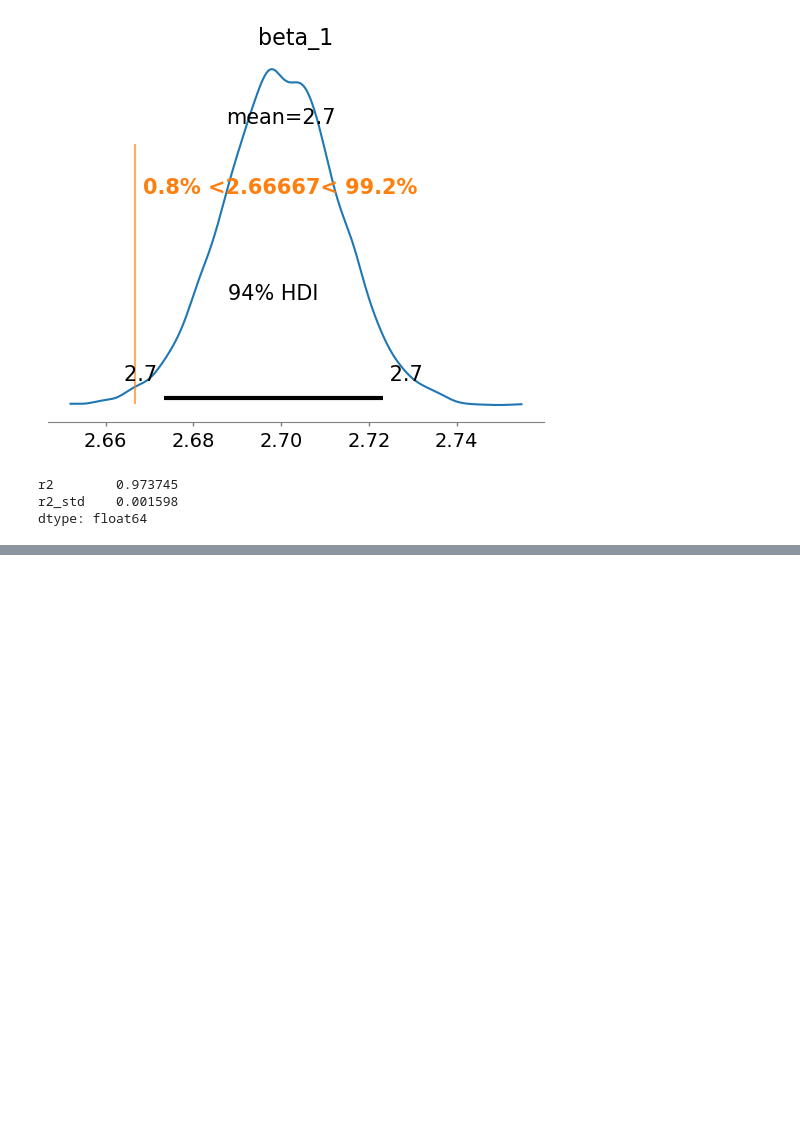
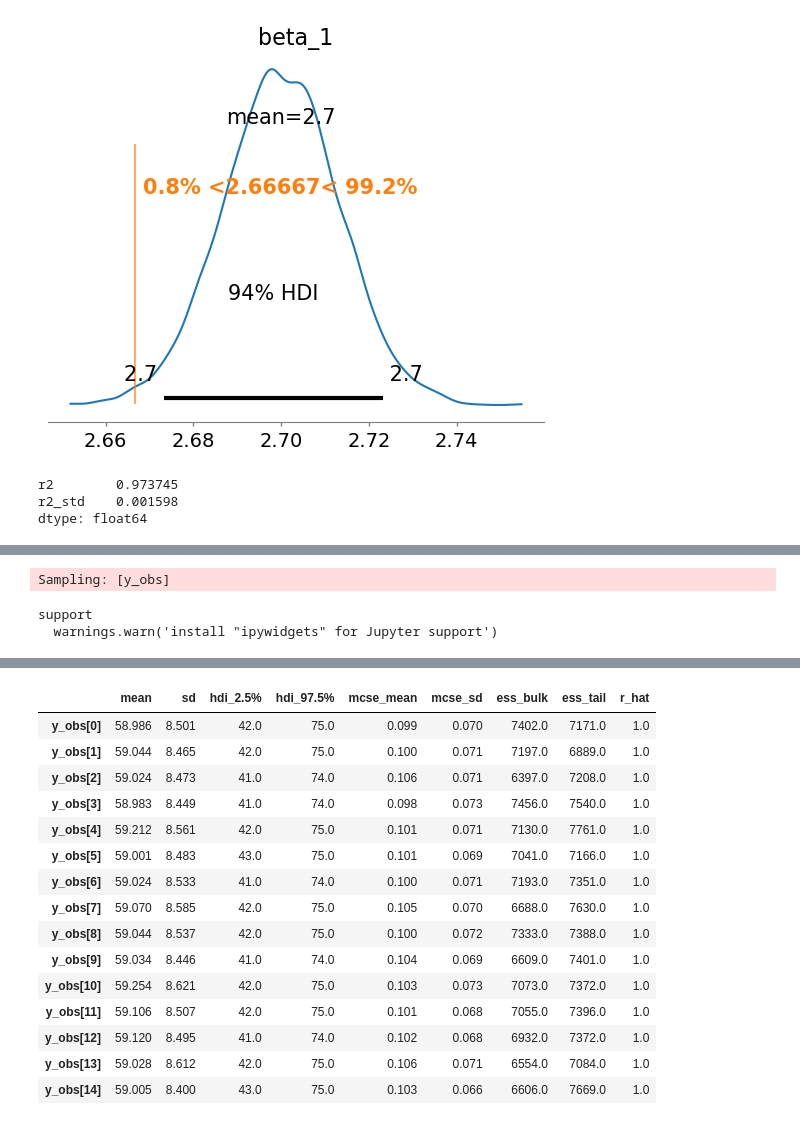
Before and after one commit to nweerasuriya/omscs, a Jupyter notebook: ISYE6420/unit_7/homework_5.ipynb, the cells around one changed output, grey strips where cells are left out. Cells and saved outputs as stored; diff of their text form; code cells hidden in the pictures; blank space fills up the shorter version.

```diff
--- a/ISYE6420/unit_7/homework_5.ipynb
+++ b/ISYE6420/unit_7/homework_5.ipynb
@@ -131,0 +123,3 @@ dtype: float64
+# %%
+nano_data = pd.read_csv("data/nanowire.csv")
+nano_data.head()
@@ -131,0 +133,21 @@ dtype: float64
+# %%
+# Density of wires follows Poission distribution
+upper_bound = 100
+with pm.Model() as m2:
+    x_data = pm.Data("x", nano_data["x"].to_numpy())
+    # Theta parameters
+    theta_1 = pm.Uniform("theta_1", lower=0, upper=upper_bound)
+    theta_2 = pm.Uniform("theta_2", lower=0, upper=1)
+    theta_3 = pm.Uniform("theta_3", lower=0, upper=upper_bound)
+    theta_4 = pm.Uniform("theta_4", lower=0, upper=upper_bound)
+    # Priors
+    std_normal = pm.Normal.dist(mu=0, sigma=1)
+    log_cdf = pm.logcdf(rv=std_normal, value=(-x_data/theta_4))
+    Phi_term = np.exp(log_cdf)
+
+    mu = theta_1*np.exp(-theta_2*x_data**2) + theta_3*(1-np.exp(-theta_2*x_data**2))*Phi_term
+    # Likelihood
+    pm.Poisson("y_obs", mu=mu, observed=nano_data["y"].to_numpy())
+    # Sampling
+    trace2 = pm.sample(2000, random_seed=6420, target_accept=0.95)
+az.summary(trace2, hdi_prob=0.95)
@@ -131,0 +176,13 @@ dtype: float64
+# %%
+# predictive distrubution when density is 2
+x_new = 2
+with m2:
+    pm.set_data({"x": [x_new]})
+    ppc2 = pm.sample_posterior_predictive(trace2, random_seed=6420, predictions=True)
+
+# Get summary of the predictive distribution
+az.summary(ppc2.predictions, hdi_prob=0.95)
+# %% [output]
+Sampling: [y_obs]
+support
+  warnings.warn('install "ipywidgets" for Jupyter support')
@@ -131,0 +190,16 @@ dtype: float64
+|  | mean | sd | hdi_2.5% | hdi_97.5% | mcse_mean | mcse_sd | ess_bulk | ess_tail | r_hat |
+| y_obs[0] | 58.986 | 8.501 | 42.0 | 75.0 | 0.099 | 0.070 | 7402.0 | 7171.0 | 1.0 |
+| y_obs[1] | 59.044 | 8.465 | 42.0 | 75.0 | 0.100 | 0.071 | 7197.0 | 6889.0 | 1.0 |
+| y_obs[2] | 59.024 | 8.473 | 41.0 | 74.0 | 0.106 | 0.071 | 6397.0 | 7208.0 | 1.0 |
+| y_obs[3] | 58.983 | 8.449 | 41.0 | 74.0 | 0.098 | 0.073 | 7456.0 | 7540.0 | 1.0 |
+| y_obs[4] | 59.212 | 8.561 | 42.0 | 75.0 | 0.101 | 0.071 | 7130.0 | 7761.0 | 1.0 |
+| y_obs[5] | 59.001 | 8.483 | 43.0 | 75.0 | 0.101 | 0.069 | 7041.0 | 7166.0 | 1.0 |
+| y_obs[6] | 59.024 | 8.533 | 41.0 | 74.0 | 0.100 | 0.071 | 7193.0 | 7351.0 | 1.0 |
+| y_obs[7] | 59.070 | 8.585 | 42.0 | 75.0 | 0.105 | 0.070 | 6688.0 | 7630.0 | 1.0 |
+| y_obs[8] | 59.044 | 8.537 | 42.0 | 75.0 | 0.100 | 0.072 | 7333.0 | 7388.0 | 1.0 |
+| y_obs[9] | 59.034 | 8.446 | 41.0 | 74.0 | 0.104 | 0.069 | 6609.0 | 7401.0 | 1.0 |
+| y_obs[10] | 59.254 | 8.621 | 42.0 | 75.0 | 0.103 | 0.073 | 7073.0 | 7372.0 | 1.0 |
+| y_obs[11] | 59.106 | 8.507 | 42.0 | 75.0 | 0.101 | 0.068 | 7055.0 | 7396.0 | 1.0 |
+| y_obs[12] | 59.120 | 8.495 | 41.0 | 74.0 | 0.102 | 0.068 | 6932.0 | 7372.0 | 1.0 |
+| y_obs[13] | 59.028 | 8.612 | 42.0 | 75.0 | 0.106 | 0.071 | 6554.0 | 7084.0 | 1.0 |
+| y_obs[14] | 59.005 | 8.400 | 43.0 | 75.0 | 0.103 | 0.066 | 6606.0 | 7669.0 | 1.0 |
```
Also changed, not shown: parts of 9 cells of this notebook, 5 other files.
